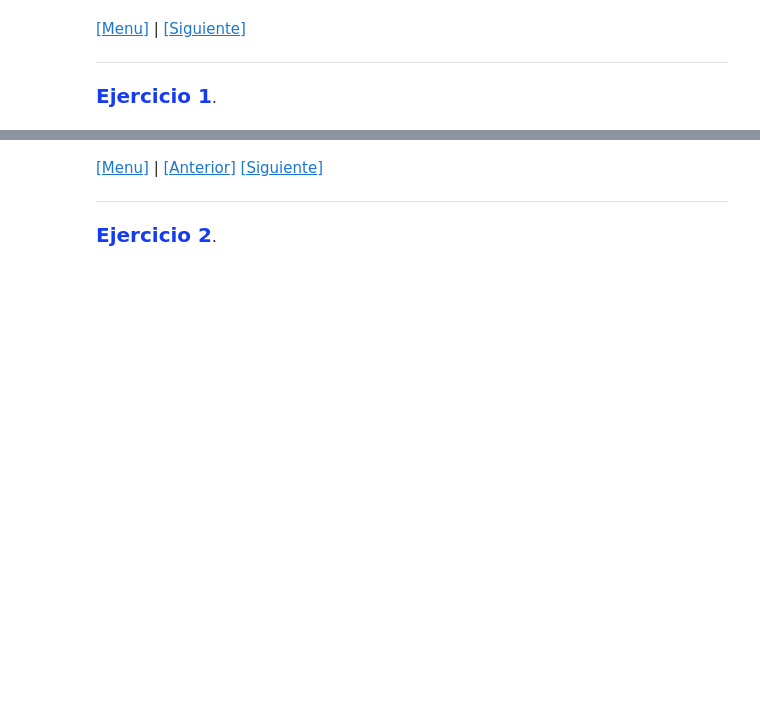
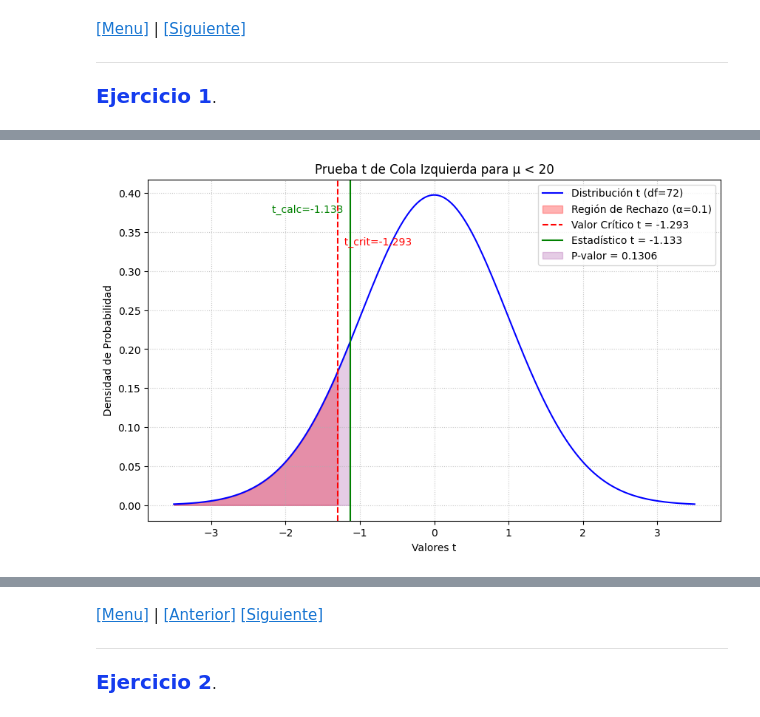
Before and after one commit to melaniesantiago/Ejercicios, a Jupyter notebook: ejercicios-t-student.ipynb, the cells around one changed output, grey strips where cells are left out. Drawn from its saved outputs; the diff is of its cells as text; code cells hidden in the pictures; blank space fills up the shorter version.

```diff
--- a/ejercicios-t-student.ipynb
+++ b/ejercicios-t-student.ipynb
@@ -28,0 +126,90 @@ Aquí el código
+# %%
+import numpy as np
+import matplotlib.pyplot as plt
+from scipy import stats
+
+def graficar_prueba_t_cola_izquierda(media_muestra, desv_std_muestra, tamano_muestra, media_hipotetica, nivel_significancia):
+
+    # 1. Calcular los grados de libertad
+    grados_libertad = tamano_muestra - 1
+
+    # 2. Calcular el error estándar de la media
+    error_estandar = desv_std_muestra / np.sqrt(tamano_muestra)
+
+    # 3. Calcular el estadístico t
+    t_estadistico = (media_muestra - media_hipotetica) / error_estandar
+
+    # 4. Calcular el p-valor para una prueba de cola izquierda
+    p_valor = stats.t.cdf(t_estadistico, grados_libertad)
+
+    # 5. Calcular el valor crítico de t
+    valor_critico = stats.t.ppf(nivel_significancia, grados_libertad)
+
+    # --- Generación de la Gráfica ---
+    plt.figure(figsize=(10, 6))
+
+    # Definir un rango de valores t para graficar la distribución
+    # Aseguramos que el rango incluya el estadístico t, el valor crítico y cubra las colas
+    min_t = min(t_estadistico, valor_critico, -3) - 0.5
+    max_t = max(t_estadistico, valor_critico, 3) + 0.5
+    x = np.linspace(min_t, max_t, 500)
+
+    # Graficar la función de densidad de probabilidad (PDF) de la distribución t
+    pdf = stats.t.pdf(x, grados_libertad)
+    plt.plot(x, pdf, label=f'Distribución t (df={grados_libertad})', color='blue')
+
+    # Rellenar la región de rechazo (cola izquierda)
+    x_rechazo = np.linspace(min_t, valor_critico, 100)
+    y_rechazo = stats.t.pdf(x_rechazo, grados_libertad)
+    plt.fill_between(x_rechazo, 0, y_rechazo, color='red', alpha=0.3, label=f'Región de Rechazo (α={nivel_significancia})')
+
+    # Marcar el valor crítico
+    plt.axvline(valor_critico, color='red', linestyle='--', label=f'Valor Crítico t = {valor_critico:.3f}')
+    plt.text(valor_critico, plt.ylim()[1]*0.8, f'  t_crit={valor_critico:.3f}', color='red', ha='left')
+
+
+    # Marcar el estadístico t calculado
+    plt.axvline(t_estadistico, color='green', linestyle='-', label=f'Estadístico t = {t_estadistico:.3f}')
+    plt.text(t_estadistico, plt.ylim()[1]*0.9, f't_calc={t_estadistico:.3f}  ', color='green', ha='right')
+
+    # Añadir el p-valor en la gráfica
+    x_p_valor = np.linspace(min_t, t_estadistico, 100)
+    y_p_valor = stats.t.pdf(x_p_valor, grados_libertad)
+    plt.fill_between(x_p_valor, 0, y_p_valor, color='purple', alpha=0.2, label=f'P-valor = {p_valor:.4f}')
+
+
+    # Etiquetas y título
+    plt.title(f'Prueba t de Cola Izquierda para μ < {media_hipotetica}')
+    plt.xlabel('Valores t')
+    plt.ylabel('Densidad de Probabilidad')
+    plt.legend()
+    plt.grid(True, linestyle=':', alpha=0.7)
+    plt.show()
+
+    # Imprimir los resultados numéricos y la conclusión (como en el código anterior)
+
+    print("\n--- Conclusión Final ---")
+    if p_valor < nivel_significancia:
+        print(f"Hay evidencia estadística suficiente para concluir que el tiempo promedio verdadero de reclinación lateral es menor que {media_hipotetica} minutos.")
+    else:
+        print(f"No hay evidencia estadística suficiente para concluir que el tiempo promedio verdadero de reclinación lateral es menor que {media_hipotetica} minutos.")
+    print("\n(Esto significa que los datos no apoyan que el tiempo sea significativamente menor de 20 minutos a este nivel de significancia).")
+
+
+# --- Datos del problema ---
+media_muestral = 18.86
+desviacion_estandar_muestral = 8.6
+tamano_de_muestra = 73
+media_poblacional_hipotetica = 20
+alpha = 0.10
+
+# Llamar a la función para graficar y mostrar la solución
+graficar_prueba_t_cola_izquierda(
+    media_muestral,
+    desviacion_estandar_muestral,
+    tamano_de_muestra,
+    media_poblacional_hipotetica,
+    alpha
+)
+# %% [output]
+[figure, added]
```
Also changed, not shown: parts of 17 cells of this notebook.
